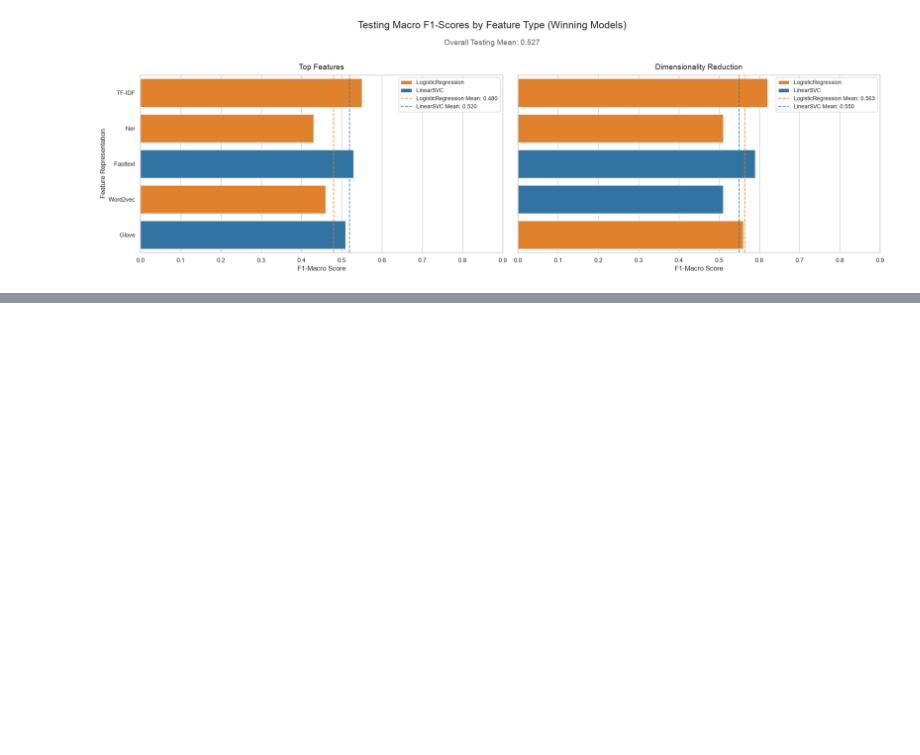
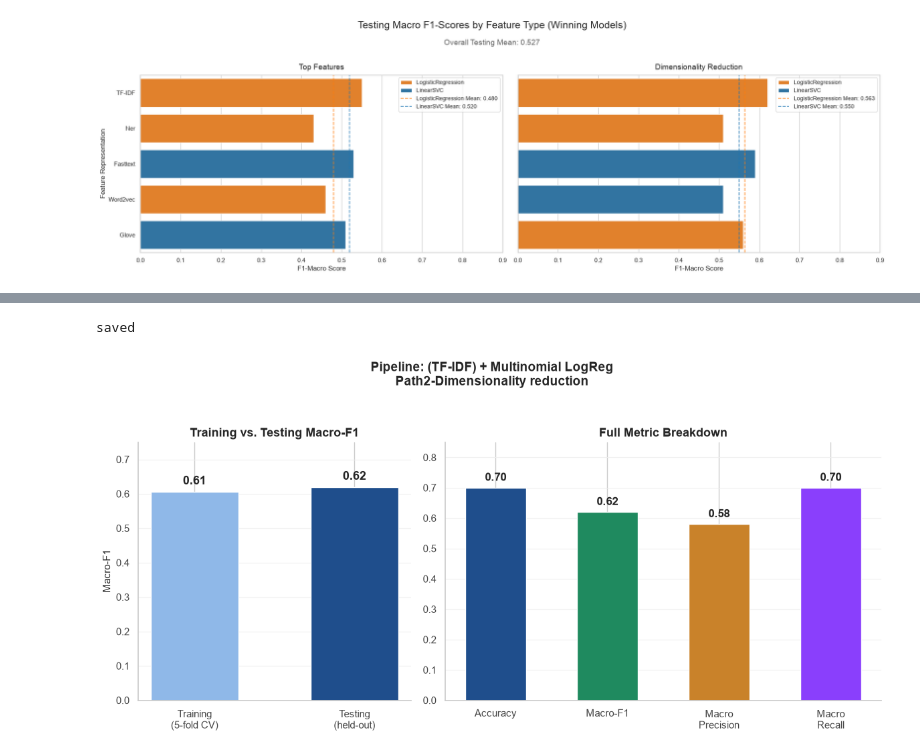
Before and after one commit to Simon-Kimanzi/Eneza-Data-Science-Residential-training-2026, a Jupyter notebook: project_5/results/results.ipynb, the cells around one changed output, grey strips where cells are left out. Cells and saved outputs as stored; diff of their text form; code cells hidden in the pictures; blank space fills up the shorter version.

```diff
--- a/project_5/results/results.ipynb
+++ b/project_5/results/results.ipynb
@@ -146,0 +216,63 @@ plt.show()
+# %%
+import matplotlib.pyplot as plt
+import numpy as np
+
+# Best pipeline: TF-IDF (Term Frequency-Inverse Document Frequency)
+# + Multinomial Logistic Regression, Path 2 (dimensionality-reduced / broad categories)
+
+# From collected_metrics.csv -> tfidf_dim_red
+train_cv_macro_f1 = 0.6065          # training mode, CV macro-F1
+test_accuracy      = 0.70
+test_macro_f1       = 0.62
+test_precision_macro = 0.58
+test_recall_macro    = 0.70
+
+fig, axes = plt.subplots(1, 2, figsize=(12, 5.5), gridspec_kw={'width_ratios': [1, 1.6]})
+
+# ── Panel A: Train (CV) vs Test macro-F1 — generalization check ──
+ax = axes[0]
+labels = ['Training\n(5-fold CV)', 'Testing\n(held-out)']
+values = [train_cv_macro_f1, test_macro_f1]
+colors = ['#8fb8e8', '#1f4e8c']
+
+bars = ax.bar(labels, values, color=colors, width=0.55)
+ax.bar_label(bars, fmt='%.2f', fontsize=13, fontweight='bold', padding=5)
+ax.set_ylim(0, 0.75)
+ax.set_ylabel('Macro-F1', fontsize=11)
+ax.set_title('Training vs. Testing Macro-F1', fontsize=13, fontweight='bold')
+ax.spines[['top', 'right']].set_visible(False)
+ax.spines['left'].set_color('#cccccc')
+ax.spines['bottom'].set_color('#cccccc')
+ax.yaxis.grid(True, color='#eeeeee', linewidth=0.8)
+ax.set_axisbelow(True)
+ax.tick_params(colors='#444444')
+
+# ── Panel B: Full test-set metric breakdown ──
+ax2 = axes[1]
+metrics = ['Accuracy', 'Macro-F1', 'Macro\nPrecision', 'Macro\nRecall']
+metric_vals = [test_accuracy, test_macro_f1, test_precision_macro, test_recall_macro]
+bar_colors = ['#1f4e8c', '#1f8a5f', '#c9822a', '#8a3ffc']
+
+bars2 = ax2.bar(metrics, metric_vals, color=bar_colors, width=0.55)
+ax2.bar_label(bars2, fmt='%.2f', fontsize=12, fontweight='bold', padding=5)
+ax2.set_ylim(0, 0.85)
+ax2.set_title('Full Metric Breakdown', fontsize=13, fontweight='bold')
+ax2.spines[['top', 'right']].set_visible(False)
+ax2.spines['left'].set_color('#cccccc')
+ax2.spines['bottom'].set_color('#cccccc')
+ax2.yaxis.grid(True, color='#eeeeee', linewidth=0.8)
+ax2.set_axisbelow(True)
+ax2.tick_params(colors='#444444')
+
+fig.suptitle(
+    'Pipeline: (TF-IDF) + Multinomial LogReg\n'
+    'Path2-Dimensionality reduction',
+    fontsize=14, fontweight='bold', y=1.04
+)
+
+plt.tight_layout()
+plt.savefig('best_model_train_vs_test.png', dpi=200, bbox_inches='tight')
+print("saved")
+# %% [output]
+saved
+[figure, added]
```
Also changed, not shown: parts of 1 cell of this notebook, 2 other files.
